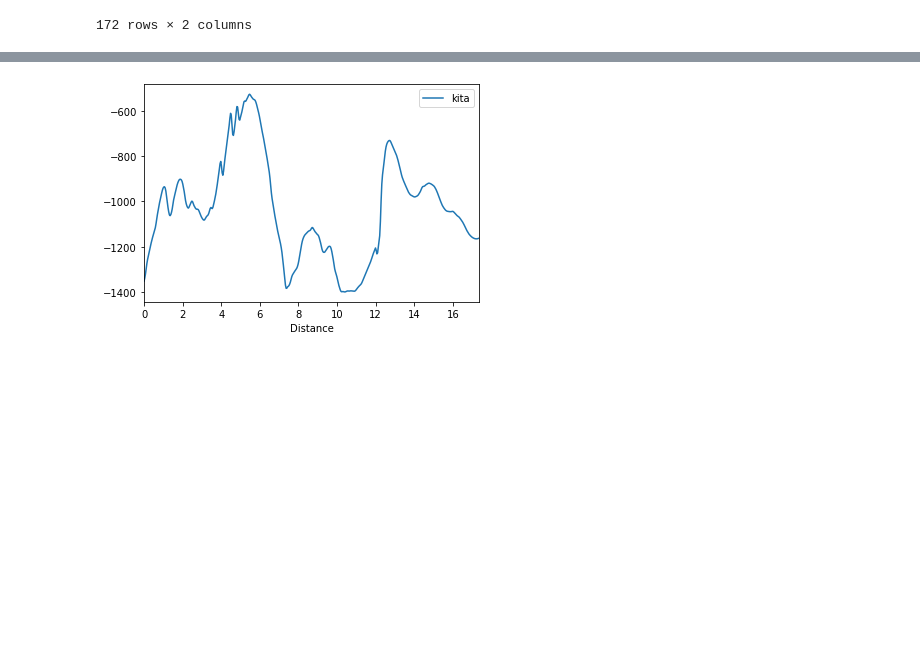
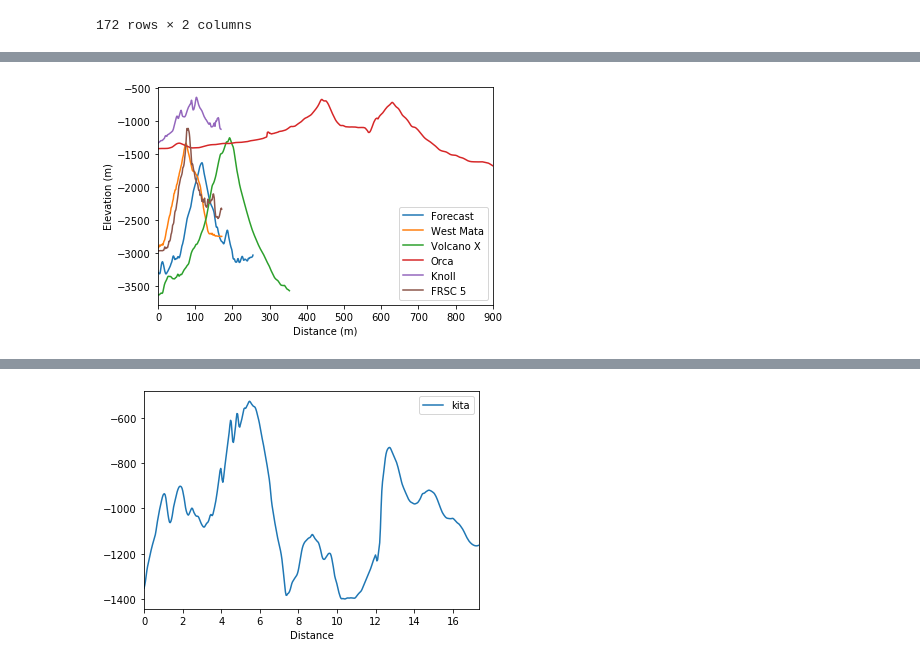
Before and after one commit to daxsoule/BOTPT, a Jupyter notebook: notebooks/volcanyc_alongaxis.ipynb, the cells around one changed output, grey strips where cells are left out. Cells and saved outputs as stored; diff of their text form; code cells hidden in the pictures; blank space fills up the shorter version.

```diff
--- a/notebooks/volcanyc_alongaxis.ipynb
+++ b/notebooks/volcanyc_alongaxis.ipynb
@@ -141,3 +121,9 @@ df_aa_wm
 | 170 | 13.140771 | -2743.9963 |
 | 171 | 13.218070 | -2741.8518 |
 172 rows × 2 columns
+# %%
+aa_forecast = pd.read_csv('/home/jovyan/data/volcanyc/along_axis/forecast_seamount_along_axis_tbl.txt', delim_whitespace=True, dtype=object)
+df_aa_forecast = pd.DataFrame(aa_forecast).astype(float)
+del df_aa_forecast['Longitude']
+del df_aa_forecast['Latitude']
+df_aa_forecast
@@ -143,0 +164,6 @@ df_aa_wm
+# %%
+aa_x = pd.read_csv('/home/jovyan/data/volcanyc/along_axis/seamount_x_along_axis_tbl.txt', delim_whitespace=True, dtype=object)
+df_aa_x = pd.DataFrame(aa_x).astype(float)
+del df_aa_x['Longitude']
+del df_aa_x['Latitude']
+df_aa_x
@@ -143,0 +204,6 @@ df_aa_wm
+# %%
+aa_frsc5 = pd.read_csv('/home/jovyan/data/volcanyc/along_axis/frsc5_t1_table.txt', delim_whitespace=True, dtype=object)
+df_aa_frsc5 = pd.DataFrame(aa_frsc5).astype(float)
+del df_aa_frsc5['Longitude']
+del df_aa_frsc5['Latitude']
+df_aa_frsc5
@@ -144 +224,15 @@ df_aa_wm
+# %%
+ax = df_aa_forecast.plot(y='Elevation')
+df_aa_wm['Elevation'].plot(ax=ax)
+df_aa_x['Elevation'].plot(ax=ax)
+df_aa_orca['Elevation'].plot(ax=ax)
+df_aa_knoll['Elevation'].plot(ax=ax)
+df_aa_frsc5['Elevation'].plot(ax=ax)
+# df_aa_wm['Elevation'].plot(ax=ax)
+ax.set_ylabel('Elevation (m)')
+ax.set_xlabel('Distance (m)')
+ax.legend(['Forecast', 'West Mata', 'Volcano X', 'Orca', 'Knoll', 'FRSC 5'])
+plt.savefig('along_axis_peak')
+# %% [output]
+[figure, added]
 # %%
```
Also changed, not shown: parts of 9 cells of this notebook, 4 other files.
